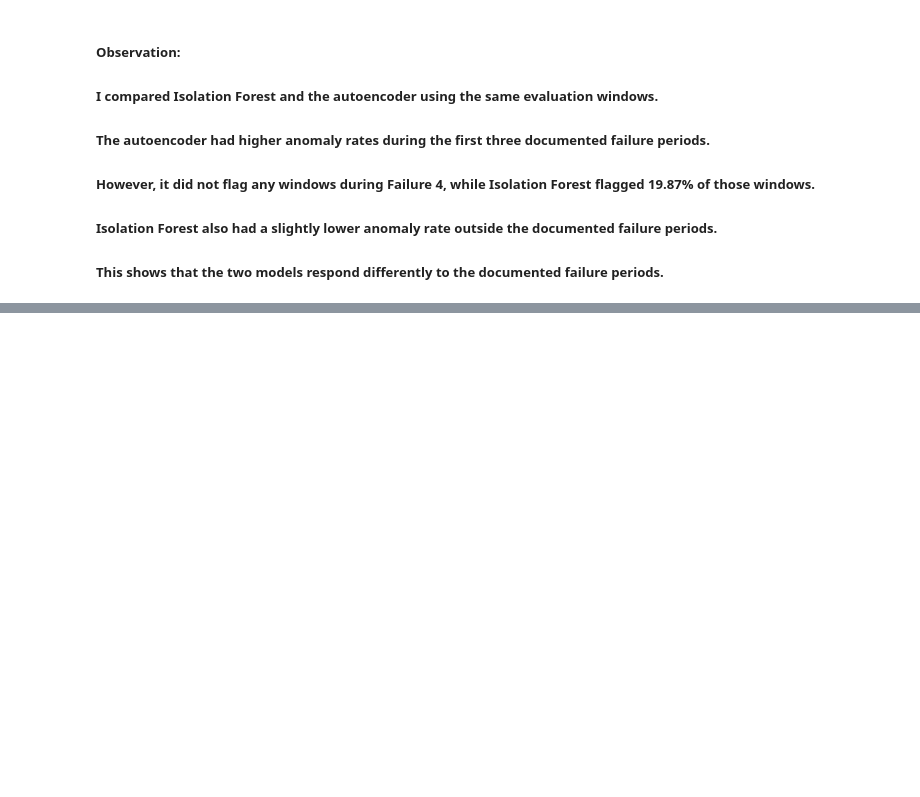
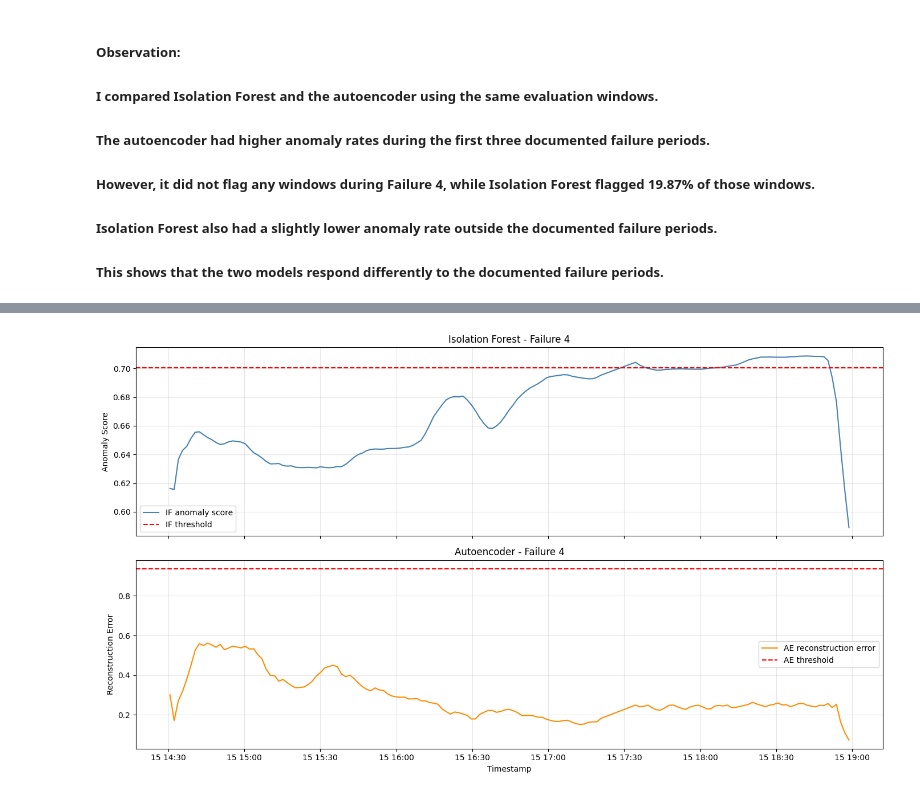
Before and after one commit to shashikawka/268452H-CS5998-Capstone-Project, a Jupyter notebook: 04_autoencoder_anomaly_detection.ipynb, the cells around one changed output, grey strips where cells are left out. Drawn from its saved outputs; the diff is of its cells as text; code cells hidden in the pictures; blank space fills up the shorter version.

Commit message:
Auto_Encoder_Model : Complete IF and AE failure period comparison and investigate Failure 4 anomaly scores

```diff
--- a/04_autoencoder_anomaly_detection.ipynb
+++ b/04_autoencoder_anomaly_detection.ipynb
@@ -2059,0 +2078,17 @@ Model comparison results saved successfully.
+# %%
+# Select evaluation windows during Failure 4
+
+failure4_data = comparison_df[
+    (comparison_df['timestamp'] >= '2020-07-15 14:30:00') &
+    (comparison_df['timestamp'] <= '2020-07-15 19:00:00')
+].copy()
+
+print("Failure 4 windows:", len(failure4_data))
+print("\nAvailable columns:")
+print(failure4_data.columns.tolist())
+
+print("\nAnomaly predictions:")
+print("Isolation Forest:", failure4_data['if_anomaly'].sum())
+print("Autoencoder:", failure4_data['ae_anomaly'].sum())
+
+display(failure4_data.head())
@@ -2059,0 +2181,62 @@ Model comparison results saved successfully.
+# %%
+# Visualize anomaly scores during Failure 4
+
+import matplotlib.pyplot as plt
+
+failure4_sorted = failure4_data.sort_values('timestamp')
+
+fig, axes = plt.subplots(2, 1, figsize=(14, 8), sharex=True)
+
+# Isolation Forest scores
+axes[0].plot(
+    failure4_sorted['timestamp'],
+    failure4_sorted['if_score'],
+    color='steelblue',
+    label='IF anomaly score'
+)
+
+axes[0].axhline(
+    if_threshold,
+    color='red',
+    linestyle='--',
+    label='IF threshold'
+)
+
+axes[0].set_title('Isolation Forest - Failure 4')
+axes[0].set_ylabel('Anomaly Score')
+axes[0].legend()
+axes[0].grid(alpha=0.3)
+
+# Autoencoder reconstruction errors
+axes[1].plot(
+    failure4_sorted['timestamp'],
+    failure4_sorted['ae_score'],
+    color='darkorange',
+    label='AE reconstruction error'
+)
+
+axes[1].axhline(
+    ae_threshold,
+    color='red',
+    linestyle='--',
+    label='AE threshold'
+)
+
+axes[1].set_title('Autoencoder - Failure 4')
+axes[1].set_ylabel('Reconstruction Error')
+axes[1].set_xlabel('Timestamp')
+axes[1].legend()
+axes[1].grid(alpha=0.3)
+
+plt.tight_layout()
+
+# Save the figure
+plt.savefig(
+    autoencoder_dir / 'failure4_model_score_comparison.png',
+    dpi=300,
+    bbox_inches='tight'
+)
+
+plt.show()
+# %% [output]
+[figure, added]
```
Also changed, not shown: parts of 21 cells of this notebook.
